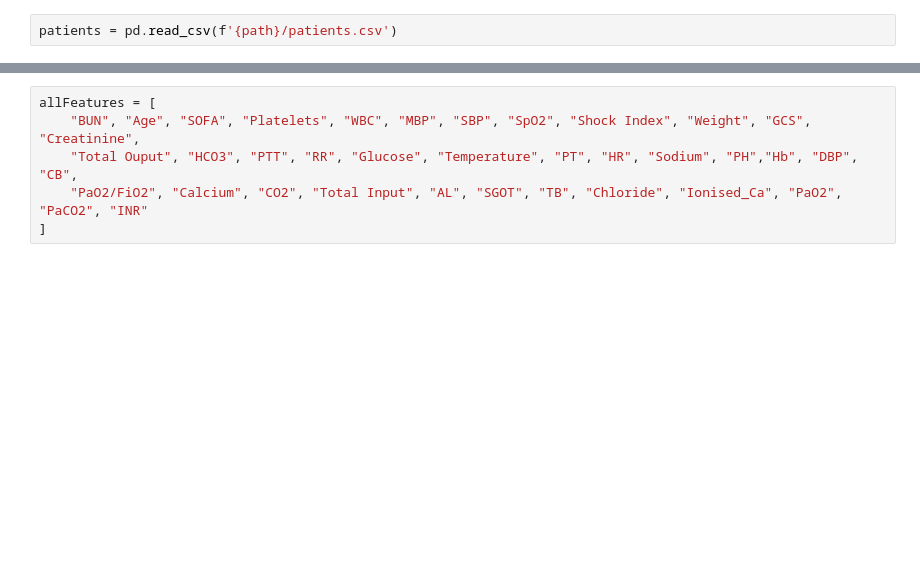
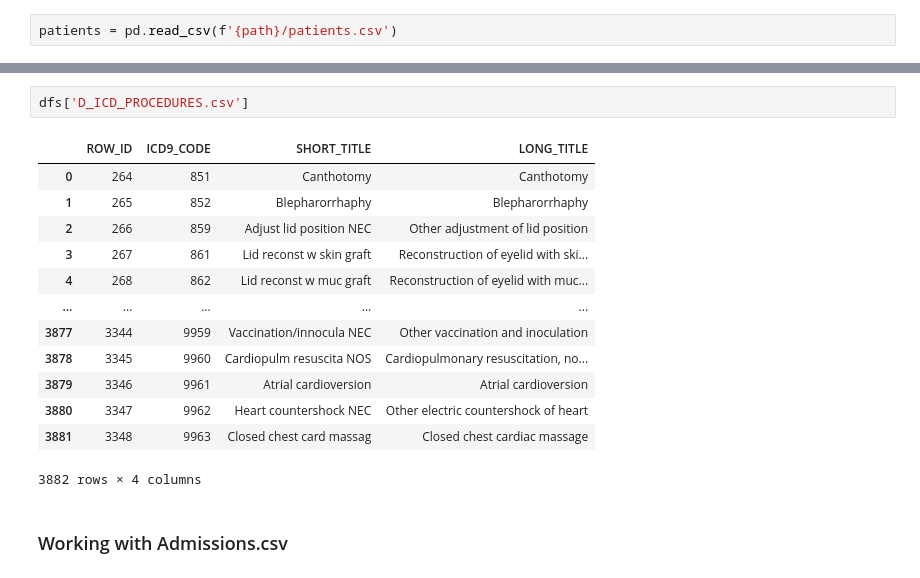
Before and after one commit to tblicharznjit/DS669_Group1, a Jupyter notebook: createData.ipynb, the cells around one changed output, grey strips where cells are left out. Saved outputs shown, nothing was run; the diff lists cells and outputs as text; blank space fills up the shorter version.

```diff
--- a/createData.ipynb
+++ b/createData.ipynb
@@ -92,6 +150,18 @@ Error:
-# %%
-allFeatures = [
-    "BUN", "Age", "SOFA", "Platelets", "WBC", "MBP", "SBP", "SpO2", "Shock Index", "Weight", "GCS", "Creatinine",
-    "Total Ouput", "HCO3", "PTT", "RR", "Glucose", "Temperature", "PT", "HR", "Sodium", "PH","Hb", "DBP", "CB",
-    "PaO2/FiO2", "Calcium", "CO2", "Total Input", "AL", "SGOT", "TB", "Chloride", "Ionised_Ca", "PaO2", "PaCO2", "INR"
-]
+# %%
+dfs['D_ICD_PROCEDURES.csv']
+# %% [output]
+|  | ROW_ID | ICD9_CODE | SHORT_TITLE | LONG_TITLE |
+| 0 | 264 | 851 | Canthotomy | Canthotomy |
+| 1 | 265 | 852 | Blepharorrhaphy | Blepharorrhaphy |
+| 2 | 266 | 859 | Adjust lid position NEC | Other adjustment of lid position |
+| 3 | 267 | 861 | Lid reconst w skin graft | Reconstruction of eyelid with ski... |
+| 4 | 268 | 862 | Lid reconst w muc graft | Reconstruction of eyelid with muc... |
+| ... | ... | ... | ... | ... |
+| 3877 | 3344 | 9959 | Vaccination/innocula NEC | Other vaccination and inoculation |
+| 3878 | 3345 | 9960 | Cardiopulm resuscita NOS | Cardiopulmonary resuscitation, no... |
+| 3879 | 3346 | 9961 | Atrial cardioversion | Atrial cardioversion |
+| 3880 | 3347 | 9962 | Heart countershock NEC | Other electric countershock of heart |
+| 3881 | 3348 | 9963 | Closed chest card massag | Closed chest cardiac massage |
+3882 rows × 4 columns
+# %% [markdown]
+### Working with Admissions.csv
```
Also changed, not shown: parts of 32 cells of this notebook.
